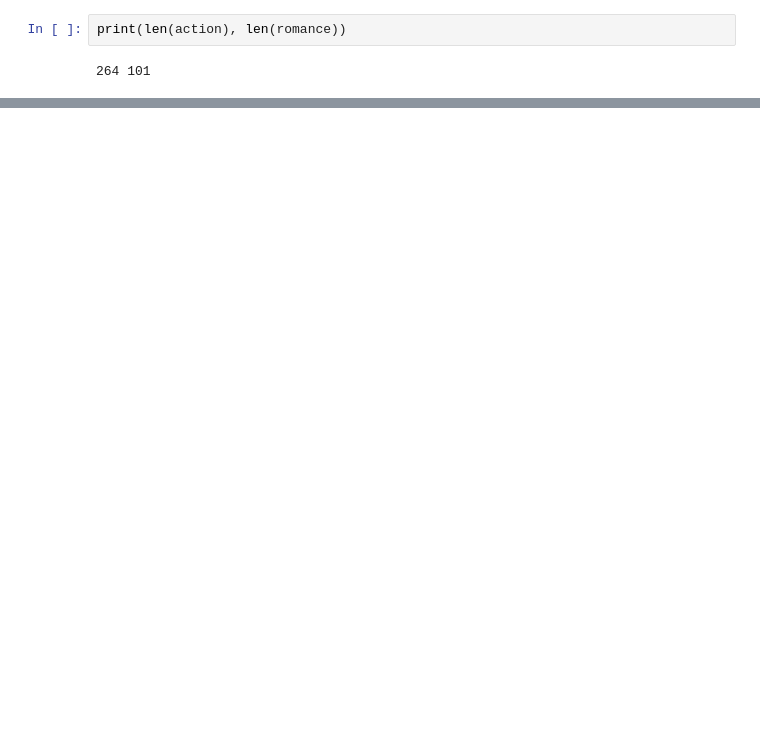
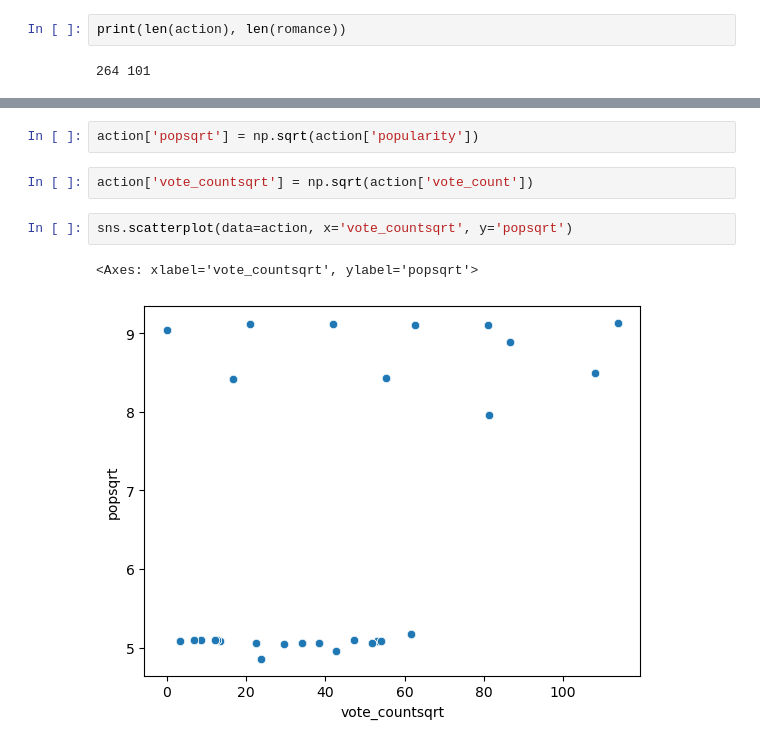
Before and after one commit to whoshilo/AI, a Jupyter notebook: Semester 1/Movies/AMCemployeesgetpaidtoomuch.ipynb, the cells around one changed output, grey strips where cells are left out. Cells and saved outputs as stored; diff of their text form; blank space fills up the shorter version.

```diff
--- a/Semester 1/Movies/AMCemployeesgetpaidtoomuch.ipynb
+++ b/Semester 1/Movies/AMCemployeesgetpaidtoomuch.ipynb
@@ -275,0 +280,9 @@ popact
+# %%
+action['popsqrt'] = np.sqrt(action['popularity'])
+# %%
+action['vote_countsqrt'] = np.sqrt(action['vote_count'])
+# %%
+sns.scatterplot(data=action, x='vote_countsqrt', y='popsqrt')
+# %% [output]
+<Axes: xlabel='vote_countsqrt', ylabel='popsqrt'>
+[figure, added]
```
Also changed, not shown: parts of 5 cells of this notebook, 3 other files.
